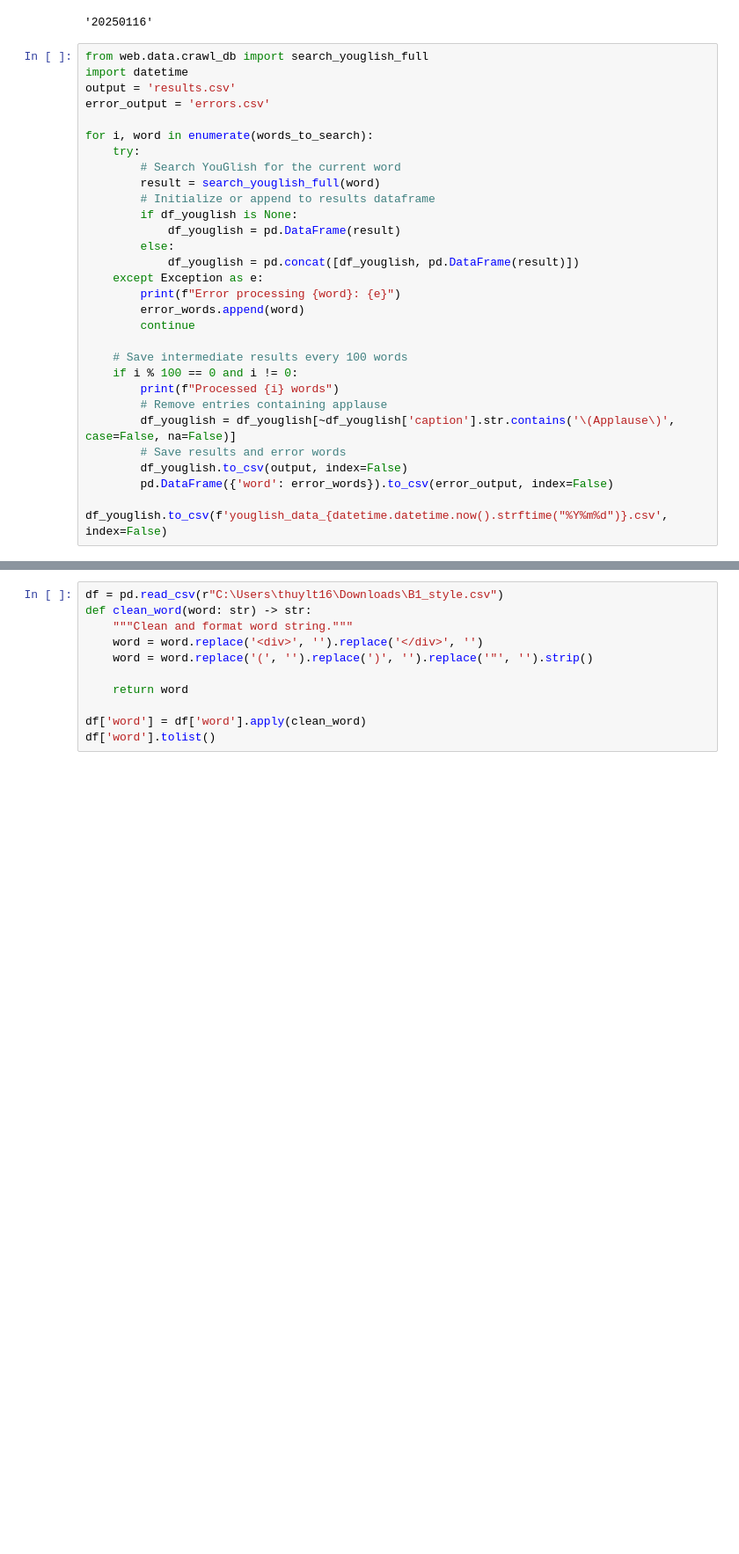
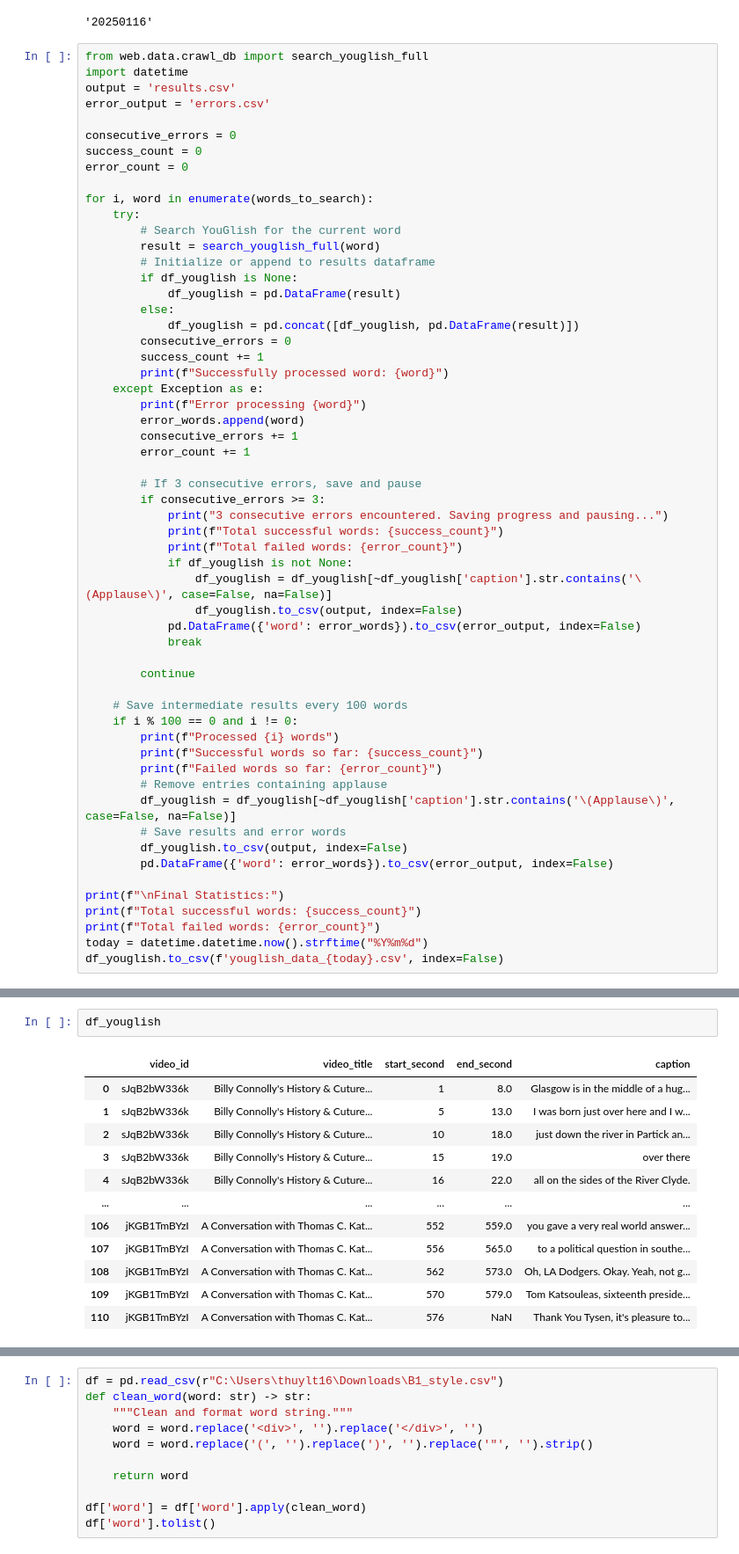
Before and after one commit to Thuylt185411/web_lor_tracy, a Jupyter notebook: run.ipynb, the cells around one changed output, grey strips where cells are left out. Shown at 88% size. Drawn from its saved outputs; the diff is of its cells as text; blank space fills up the shorter version.

Commit message:
Update data

```diff
--- a/run.ipynb
+++ b/run.ipynb
@@ -93,6 +103,10 @@ from web.data.crawl_db import search_youglish_full
 import datetime
 output = 'results.csv'
 error_output = 'errors.csv'
+
+consecutive_errors = 0
+success_count = 0
+error_count = 0
 
 for i, word in enumerate(words_to_search):
     try:
@@ -103,20 +117,43 @@ for i, word in enumerate(words_to_search):
             df_youglish = pd.DataFrame(result)
         else:
             df_youglish = pd.concat([df_youglish, pd.DataFrame(result)])
+        consecutive_errors = 0
+        success_count += 1
+        print(f"Successfully processed word: {word}")
     except Exception as e:
-        print(f"Error processing {word}: {e}")
+        print(f"Error processing {word}")
         error_words.append(word)
+        consecutive_errors += 1
+        error_count += 1
+
+        # If 3 consecutive errors, save and pause
+        if consecutive_errors >= 3:
+            print("3 consecutive errors encountered. Saving progress and pausing...")
+            print(f"Total successful words: {success_count}")
+            print(f"Total failed words: {error_count}")
+            if df_youglish is not None:
+                df_youglish = df_youglish[~df_youglish['caption'].str.contains('\(Applause\)', case=False, na=False)]
+                df_youglish.to_csv(output, index=False)
+            pd.DataFrame({'word': error_words}).to_csv(error_output, index=False)
+            break
+
         continue
 
     # Save intermediate results every 100 words
     if i % 100 == 0 and i != 0:
         print(f"Processed {i} words")
+        print(f"Successful words so far: {success_count}")
+        print(f"Failed words so far: {error_count}")
         # Remove entries containing applause
         df_youglish = df_youglish[~df_youglish['caption'].str.contains('\(Applause\)', case=False, na=False)]
         # Save results and error words
         df_youglish.to_csv(output, index=False)
         pd.DataFrame({'word': error_words}).to_csv(error_output, index=False)
 
-df_youglish.to_csv(f'youglish_data_{datetime.datetime.now().strftime("%Y%m%d")}.csv', index=False)
+print(f"\nFinal Statistics:")
+print(f"Total successful words: {success_count}")
+print(f"Total failed words: {error_count}")
+today = datetime.datetime.now().strftime("%Y%m%d")
+df_youglish.to_csv(f'youglish_data_{today}.csv', index=False)
 # %% [output]
 board%20game
@@ -156,0 +176,15 @@ give%20something%20up
+# %%
+df_youglish
+# %% [output]
+|  | video_id | video_title | start_second | end_second | caption |
+| 0 | sJqB2bW336k | Billy Connolly's History & Cuture... | 1 | 8.0 | Glasgow is in the middle of a hug... |
+| 1 | sJqB2bW336k | Billy Connolly's History & Cuture... | 5 | 13.0 | I was born just over here and I w... |
+| 2 | sJqB2bW336k | Billy Connolly's History & Cuture... | 10 | 18.0 | just down the river in Partick an... |
+| 3 | sJqB2bW336k | Billy Connolly's History & Cuture... | 15 | 19.0 | over there |
+| 4 | sJqB2bW336k | Billy Connolly's History & Cuture... | 16 | 22.0 | all on the sides of the River Clyde. |
+| ... | ... | ... | ... | ... | ... |
+| 106 | jKGB1TmBYzI | A Conversation with Thomas C. Kat... | 552 | 559.0 | you gave a very real world answer... |
+| 107 | jKGB1TmBYzI | A Conversation with Thomas C. Kat... | 556 | 565.0 | to a political question in southe... |
+| 108 | jKGB1TmBYzI | A Conversation with Thomas C. Kat... | 562 | 573.0 | Oh, LA Dodgers. Okay. Yeah, not g... |
+| 109 | jKGB1TmBYzI | A Conversation with Thomas C. Kat... | 570 | 579.0 | Tom Katsouleas, sixteenth preside... |
+| 110 | jKGB1TmBYzI | A Conversation with Thomas C. Kat... | 576 | NaN | Thank You Tysen, it's pleasure to... |
```
Also changed, not shown: parts of 14 cells of this notebook.
